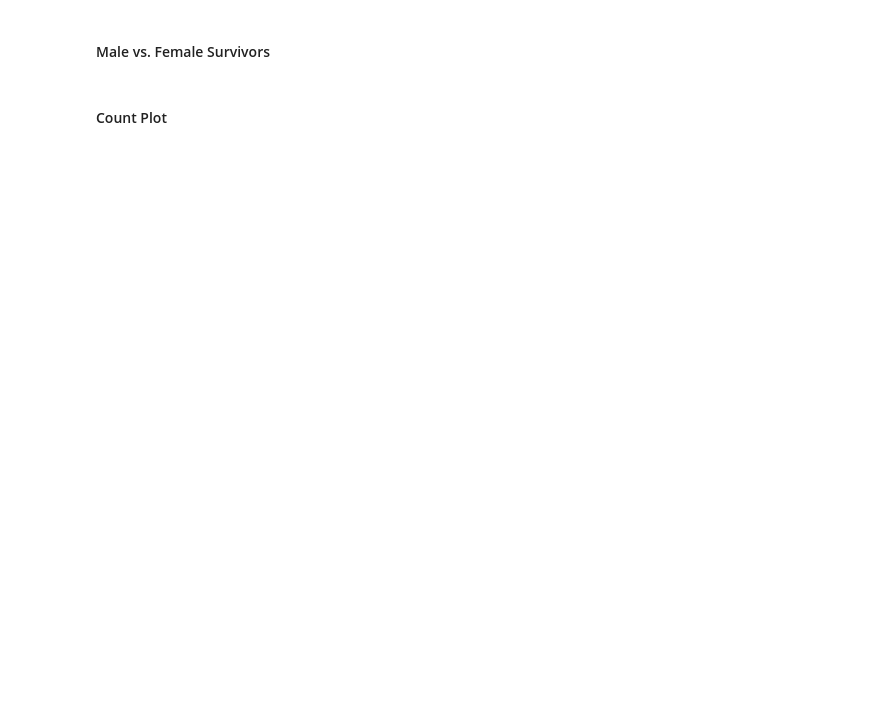
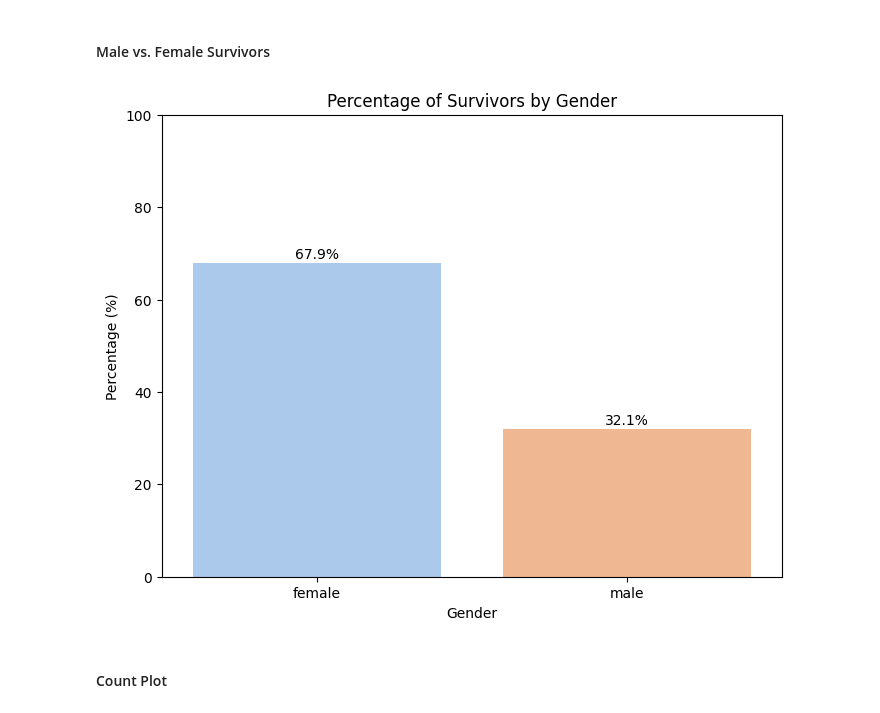
Before and after one commit to BethSpornitz/datafun-06-eda, a Jupyter notebook: bethspornitz_eda.ipynb, the cells around one changed output. Saved outputs shown, nothing was run; the diff lists cells and outputs as text; code cells hidden in the pictures; blank space fills up the shorter version.

```diff
--- a/bethspornitz_eda.ipynb
+++ b/bethspornitz_eda.ipynb
@@ -219,30 +359,32 @@ plt.show()
 #### Male vs. Female Survivors
 # %%
 # Filter for survivors
-survivors = df[df['survived'] == 1]
+survivors = df[df['Survival Status'] == 1]
 
 # Calculate the counts of males and females among survivors
-gender_counts = survivors['sex'].value_counts()
+gender_counts = survivors['Sex'].value_counts()
 
 # Convert the Series to a DataFrame for easier plotting
 gender_percentages = (gender_counts / gender_counts.sum() * 100).reset_index()
 gender_percentages.columns = ['Gender', 'Percentage']
 
 # Create a bar plot
 plt.figure(figsize=(8, 6))
 sns.barplot(x='Gender', hue='Gender', y='Percentage', data=gender_percentages, palette='pastel')
 
 # Customize the plot
 plt.title('Percentage of Survivors by Gender')
 plt.xlabel('Gender')
 plt.ylabel('Percentage (%)')
 
 # Add percentage labels on top of the bars
 for index, value in enumerate(gender_percentages['Percentage']):
     plt.text(index, value + 1, f'{value:.1f}%', ha='center')
 
 plt.ylim(0, 100)  # Set y-axis limit to 100%
 plt.show()
+# %% [output]
+[figure, added]
 # %% [markdown]
 #### Count Plot
 # %%
```
Also changed, not shown: parts of 27 cells of this notebook.
